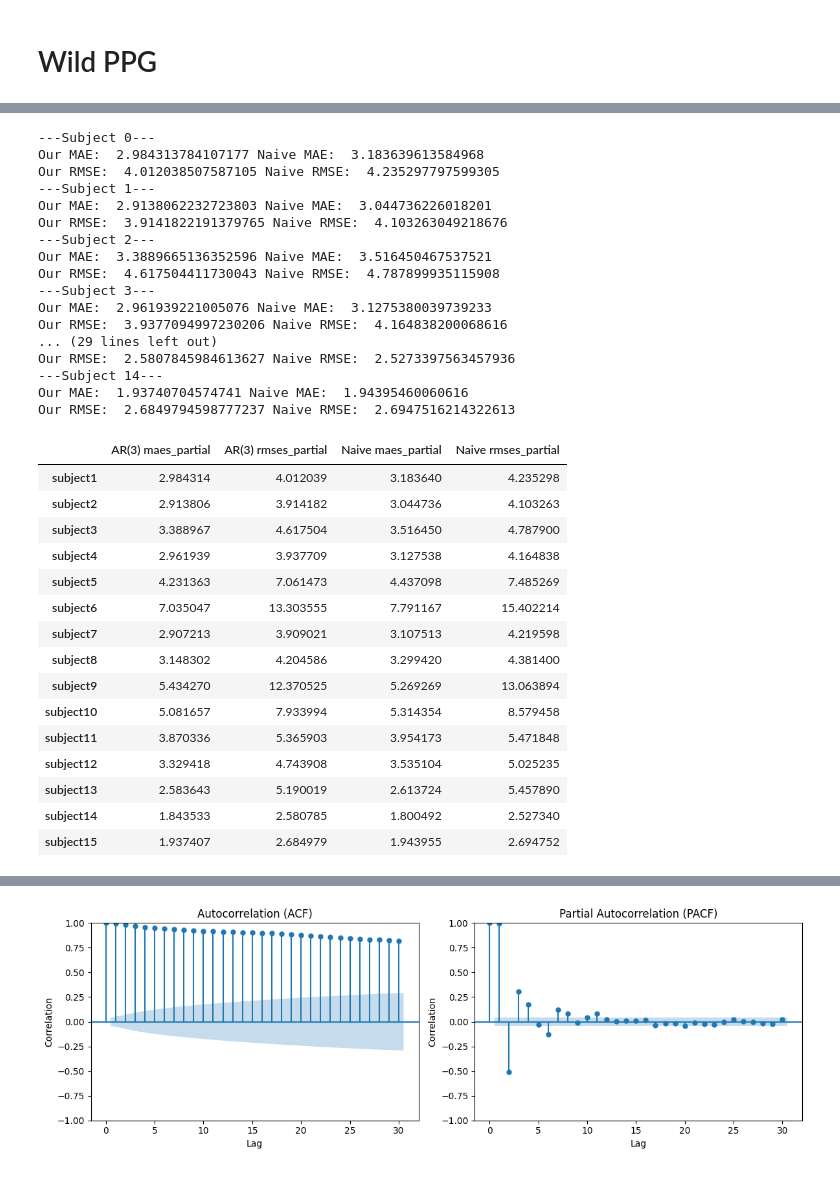
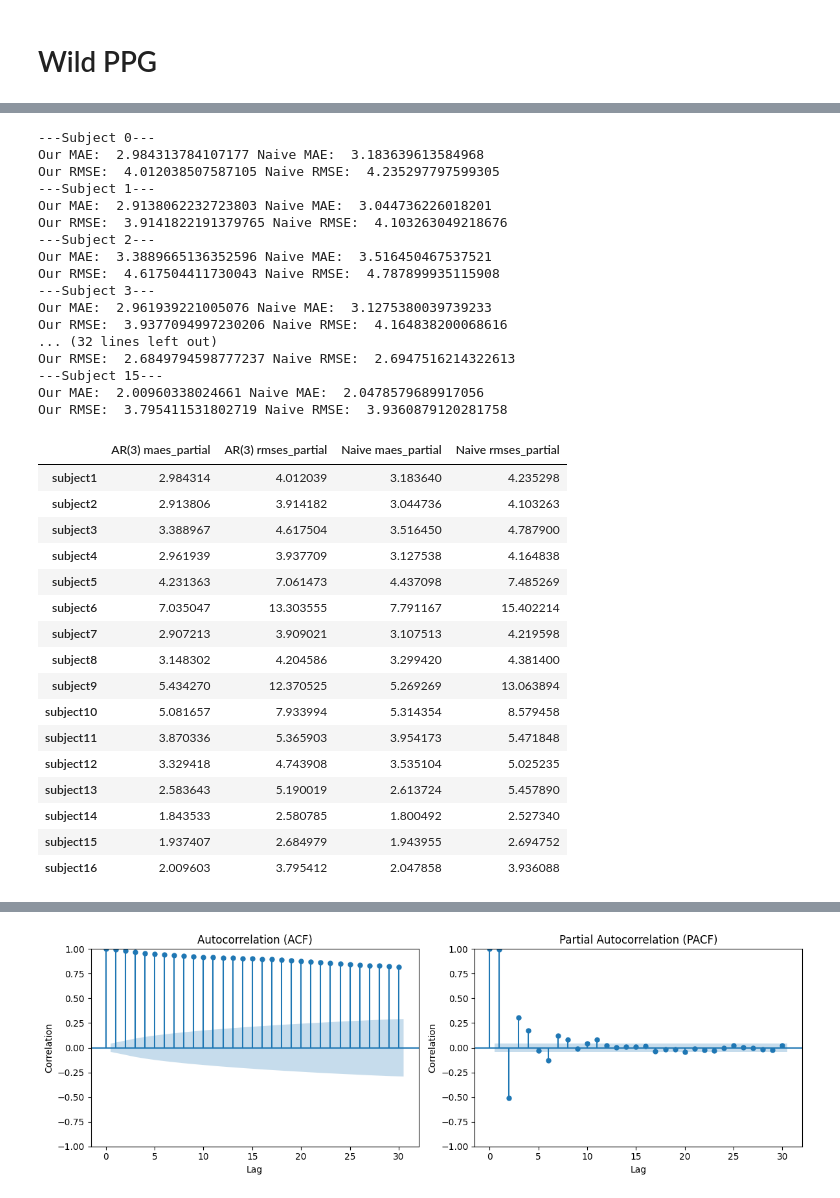
Before and after one commit to aachotian/Heart-Rate-Forecasting, a Jupyter notebook: notebook.ipynb, the cells around one changed output, grey strips where cells are left out. Cells and saved outputs as stored; diff of their text form; code cells hidden in the pictures.

```diff
--- a/notebook.ipynb
+++ b/notebook.ipynb
@@ -1519,7 +1519,7 @@ def load_domain_data(domain_idx):
 # %%
 hrs = []
 
-for i in range(15):
+for i in range(16):
     subject = load_domain_data(i)
     hrs.append(pd.Series(subject).reset_index(drop=True))
 # %%
@@ -1584,44 +1584,45 @@ Our RMSE:  4.617504411730043 Naive RMSE:  4.787899935115908
 ---Subject 3---
 Our MAE:  2.961939221005076 Naive MAE:  3.1275380039739233
 Our RMSE:  3.9377094997230206 Naive RMSE:  4.164838200068616
-... (29 lines left out)
-Our RMSE:  2.5807845984613627 Naive RMSE:  2.5273397563457936
----Subject 14---
-Our MAE:  1.93740704574741 Naive MAE:  1.94395460060616
+... (32 lines left out)
 Our RMSE:  2.6849794598777237 Naive RMSE:  2.6947516214322613
+---Subject 15---
+Our MAE:  2.00960338024661 Naive MAE:  2.0478579689917056
+Our RMSE:  3.795411531802719 Naive RMSE:  3.9360879120281758
 # %%
 # collect all results in a pandas DataFrame
 
-index = [f"subject{i}" for i in range(1, 16)]
+index = [f"subject{i}" for i in range(1, 17)]
 
 df = pd.DataFrame(
     {
         "AR(3) maes_partial": maes_our_partial_ar3,
         "AR(3) rmses_partial": rmses_our_partial_ar3,
         "Naive maes_partial": naive_maes_partial,
         "Naive rmses_partial": naive_rmses_partial,
     },
     index=index
 )
 
 df
 # %% [output]
 |  | AR(3) maes_partial | AR(3) rmses_partial | Naive maes_partial | Naive rmses_partial |
 | subject1 | 2.984314 | 4.012039 | 3.183640 | 4.235298 |
 | subject2 | 2.913806 | 3.914182 | 3.044736 | 4.103263 |
 | subject3 | 3.388967 | 4.617504 | 3.516450 | 4.787900 |
 | subject4 | 2.961939 | 3.937709 | 3.127538 | 4.164838 |
 | subject5 | 4.231363 | 7.061473 | 4.437098 | 7.485269 |
 | subject6 | 7.035047 | 13.303555 | 7.791167 | 15.402214 |
 | subject7 | 2.907213 | 3.909021 | 3.107513 | 4.219598 |
 | subject8 | 3.148302 | 4.204586 | 3.299420 | 4.381400 |
 | subject9 | 5.434270 | 12.370525 | 5.269269 | 13.063894 |
 | subject10 | 5.081657 | 7.933994 | 5.314354 | 8.579458 |
 | subject11 | 3.870336 | 5.365903 | 3.954173 | 5.471848 |
 | subject12 | 3.329418 | 4.743908 | 3.535104 | 5.025235 |
 | subject13 | 2.583643 | 5.190019 | 2.613724 | 5.457890 |
 | subject14 | 1.843533 | 2.580785 | 1.800492 | 2.527340 |
 | subject15 | 1.937407 | 2.684979 | 1.943955 | 2.694752 |
+| subject16 | 2.009603 | 3.795412 | 2.047858 | 3.936088 |
 # %%
 # Now we will first do ARIMA instead of AR which hopefully will give better results already
 # No intercept here (adding one almost doesnt change anything)
```
Also changed, not shown: parts of 9 cells of this notebook.
